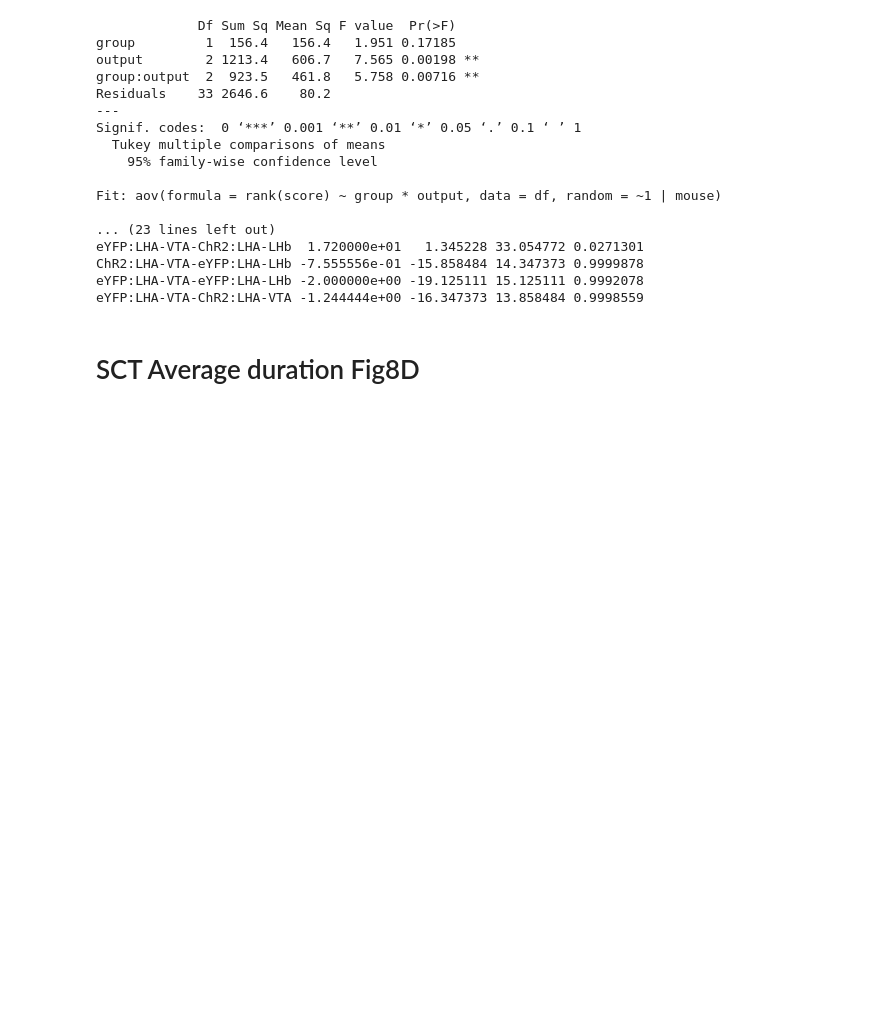
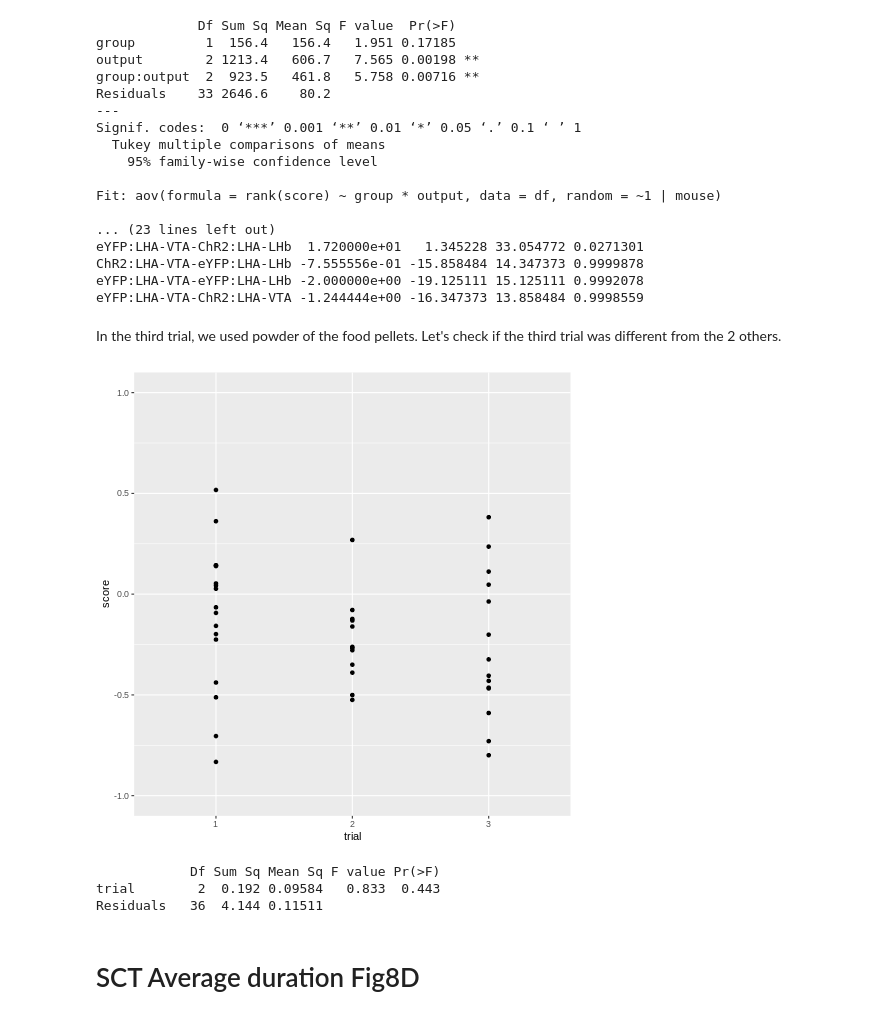
Before and after one commit to katemartian/LHoutputsManuscript, a Jupyter notebook: sourceData/Fig8_stats.ipynb, the cells around one changed output. Drawn from its saved outputs; the diff is of its cells as text; code cells hidden in the pictures; blank space fills up the shorter version.

```diff
--- a/sourceData/Fig8_stats.ipynb
+++ b/sourceData/Fig8_stats.ipynb
@@ -51,6 +87,7 @@ Mounted at /content/drive
 df <- read_excel("fig8_LHopto_RTPP-SCT.xlsx", sheet="RTPP")
 df$group = as.factor(df$group)
 df$output = as.factor(df$output)
+df$trial = as.factor(df$trial)
 df$score = as.numeric(df$score)
 # %%
 %%R
@@ -102,6 +140,21 @@ eYFP:LHA-VTA-ChR2:LHA-LHb  1.720000e+01   1.345228 33.054772 0.0271301
 ChR2:LHA-VTA-eYFP:LHA-LHb -7.555556e-01 -15.858484 14.347373 0.9999878
 eYFP:LHA-VTA-eYFP:LHA-LHb -2.000000e+00 -19.125111 15.125111 0.9992078
 eYFP:LHA-VTA-ChR2:LHA-VTA -1.244444e+00 -16.347373 13.858484 0.9998559
+# %% [markdown]
+In the third trial, we used powder of the food pellets. Let's check if the third trial was different from the 2 others.
+# %%
+%%R
+ggplot(df, aes(x=trial, y=score)) + geom_point() + ylim(-1,1)
+# %% [output]
+[figure, added]
+# %%
+%%R
+fit <- aov(score ~ trial, random=~1|mouse, data = df)
+print(summary(fit))
+# %% [output]
+            Df Sum Sq Mean Sq F value Pr(>F)
+trial        2  0.192 0.09584   0.833  0.443
+Residuals   36  4.144 0.11511
 # %% [markdown]
 # SCT Average duration Fig8D
 # %%
```
Also changed, not shown: parts of 3 cells of this notebook.
